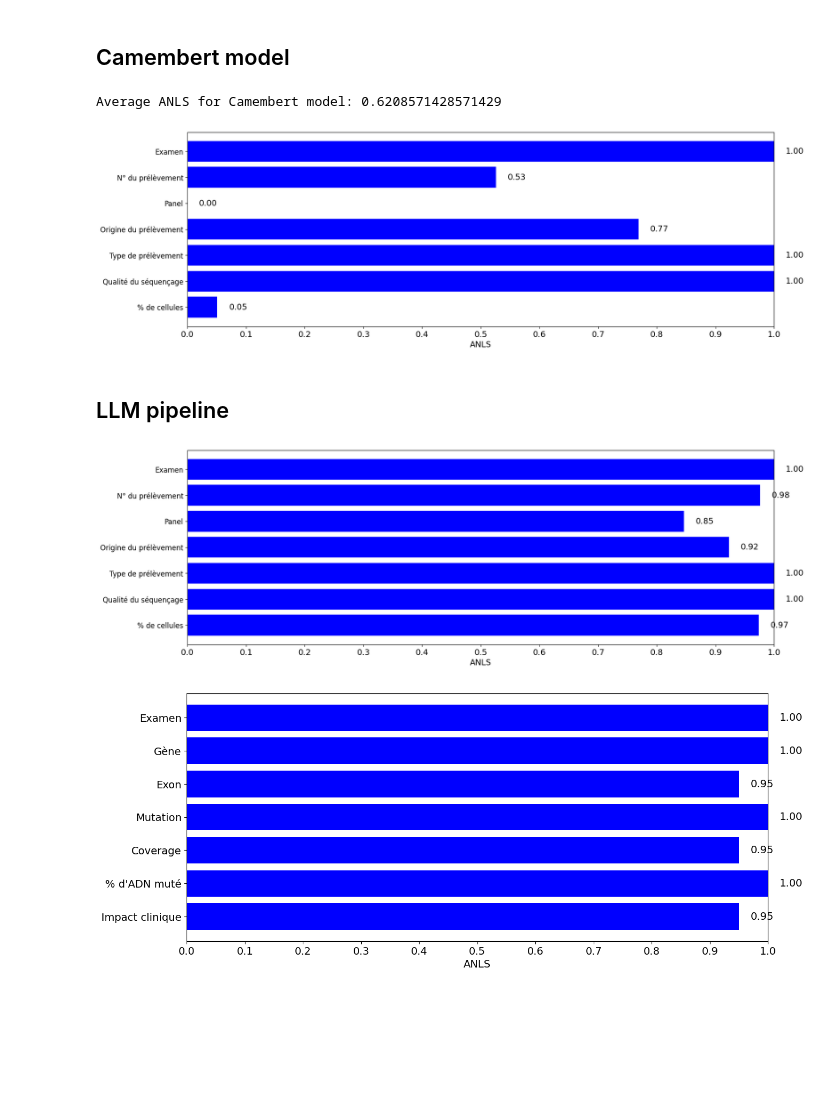
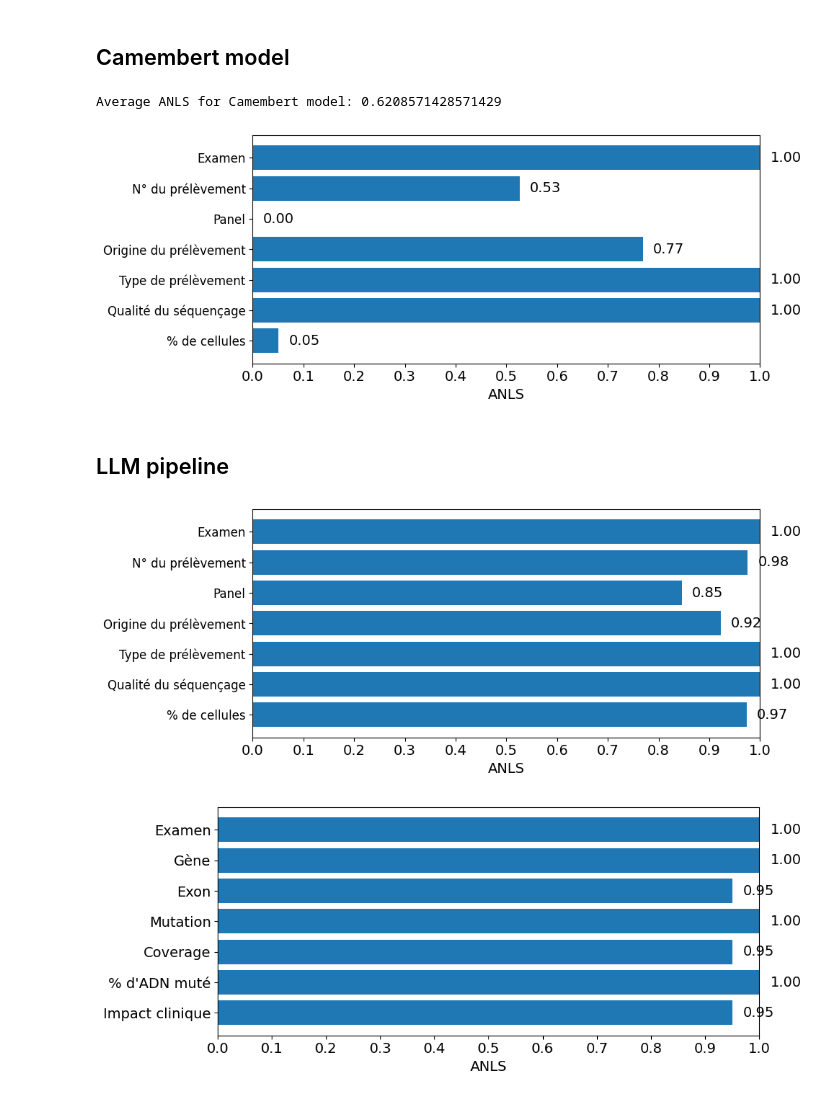
Before and after one commit to Exagor/master-thesis-achten, a Jupyter notebook: figs/plots.ipynb, the cells around one changed output. Cells and saved outputs as stored; diff of their text form; code cells hidden in the pictures; blank space fills up the shorter version.

```diff
--- a/figs/plots.ipynb
+++ b/figs/plots.ipynb
@@ -71,27 +73,28 @@ plt.show()
 # %%
 # for the camembert model
 
 categories_meta = ["Examen", "N° du prélèvement", "Panel", "Origine du prélèvement", "Type de prélèvement", "Qualité du séquençage", "% de cellules"][::-1]
 
 values_meta = np.array([1.0, 0.526, 0.0, 0.769, 1.0, 1.0, 0.051][::-1])
 
-plt.figure(figsize=(18, 6))
+plt.figure(figsize=(10, 4))
 
-plt.barh(categories_meta, values_meta, color='blue')
+plt.barh(categories_meta, values_meta, color='tab:blue')
 for i, v in enumerate(values_meta):
     plt.text(v + 0.02, i, f'{v:.2f}', va='center', fontsize=14)
 
 plt.xlabel('ANLS', fontsize=14)  # Label for x-axis (since bars are horizontal)
 plt.yticks(fontsize=12)
 plt.xticks(np.arange(0, 1.1, 0.1), fontsize=14)
 plt.xlim([0, 1])
 
 print("Average ANLS for Camembert model:", values_meta.mean())
+plt.tight_layout()
 plt.savefig(f"{folder_plots}camembert_meta.pdf")
 plt.show()
 # %% [output]
 Average ANLS for Camembert model: 0.6208571428571429
-[figure, old version]
+[figure, new version]
 # %% [markdown]
 ## LLM pipeline
 # %%
@@ -99,9 +102,9 @@ categories_meta = ["Examen", "N° du prélèvement", "Panel", "Origine du prél
 
 values_meta = np.array([1.0, 0.976, 0.846, 0.923, 1.0, 1.0, 0.974][::-1])
 
-plt.figure(figsize=(18, 6))
+plt.figure(figsize=(10, 4))
 
-plt.barh(categories_meta, values_meta, color='blue')
+plt.barh(categories_meta, values_meta, color='tab:blue')
 for i, v in enumerate(values_meta):
     plt.text(v + 0.02, i, f'{v:.2f}', va='center', fontsize=14)
 
@@ -110,14 +113,15 @@ plt.yticks(fontsize=12)
 plt.xticks(np.arange(0, 1.1, 0.1), fontsize=14)
 plt.xlim([0, 1])
 
+plt.tight_layout()
 plt.savefig(f"{folder_plots}llm_pipeline_meta.pdf")
 plt.show()
 
 categories_mut = ["Examen", "Gène", "Exon", "Mutation", "Coverage", "% d'ADN muté", "Impact clinique"][::-1]
 values_mut = np.array([1.0, 1.0, 0.95, 1.0, 0.95, 1.0, 0.95][::-1])
-plt.figure(figsize=(14, 6))
+plt.figure(figsize=(10, 4))
 
-plt.barh(categories_mut, values_mut, color='blue')
+plt.barh(categories_mut, values_mut, color='tab:blue')
 for i, v in enumerate(values_mut):
     plt.text(v + 0.02, i, f'{v:.2f}', va='center', fontsize=14)
 
@@ -126,11 +130,12 @@ plt.yticks(fontsize=14)
 plt.xticks(np.arange(0, 1.1, 0.1), fontsize=14)
 plt.xlim([0, 1])
 
+plt.tight_layout()
 plt.savefig(f"{folder_plots}llm_pipeline_mut.pdf")
 plt.show()
 # %% [output]
-[figure, old version]
+[figure, new version]
-[figure, old version]
+[figure, new version]
 # %%
 # histogram of the time taken by pipeline
 import pandas as pd
```
Also changed, not shown: parts of 3 cells of this notebook, 11 other files.
